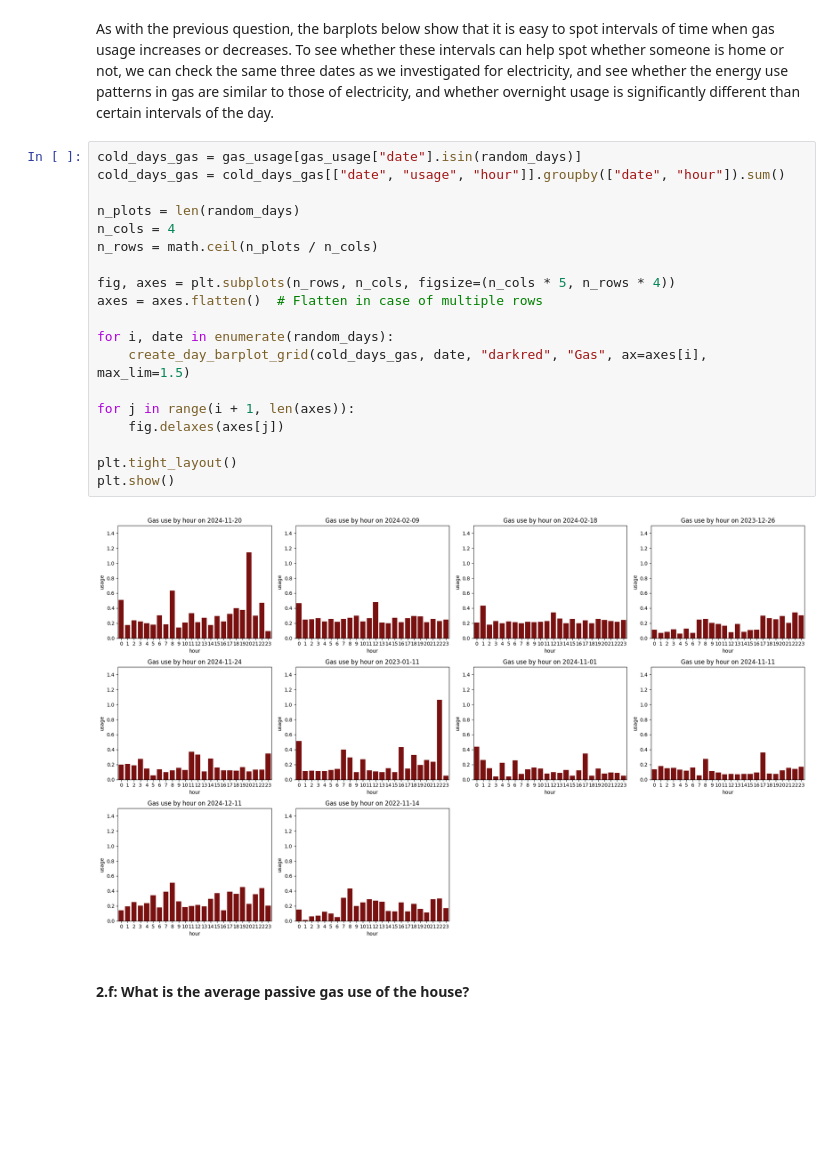
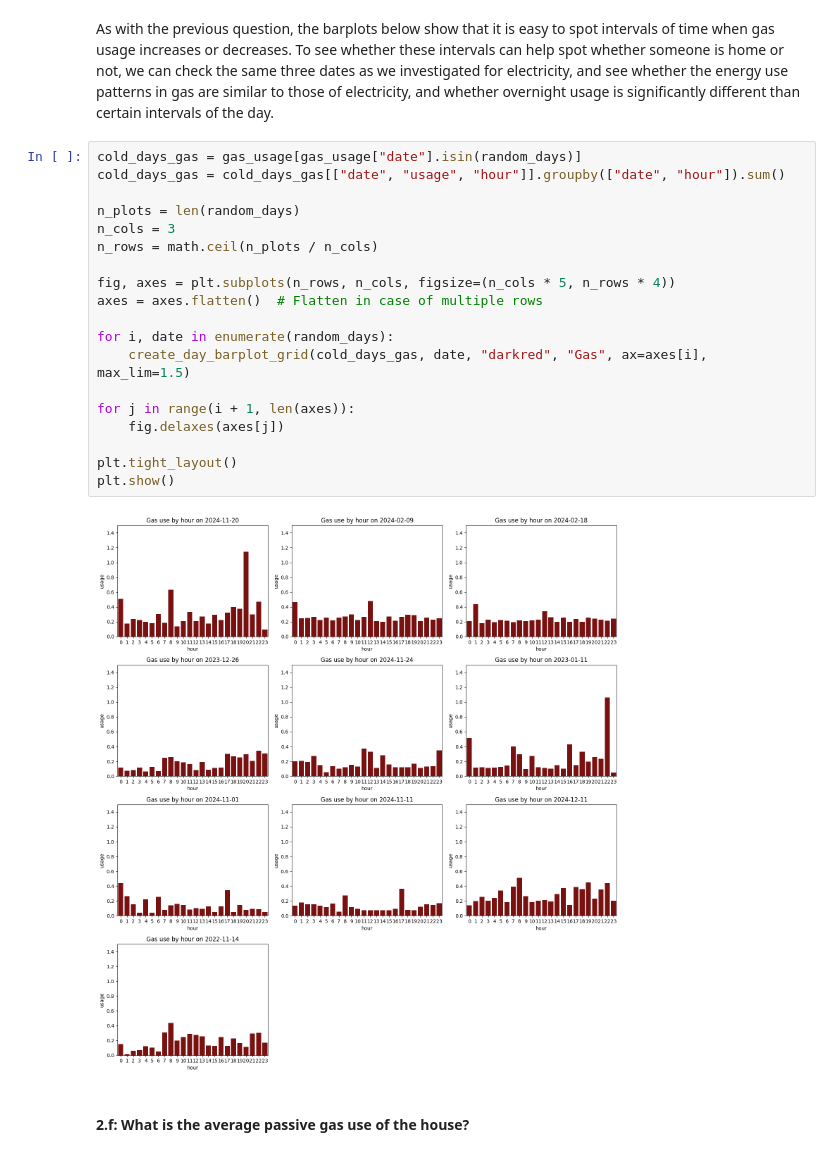
Before and after one commit to elena-petridou/GA2025_07, a Jupyter notebook: Energy_usage_Report.ipynb, the cells around one changed output. Saved outputs shown, nothing was run; the diff lists cells and outputs as text; blank space fills up the shorter version.

Commit message:
Changed number of columns in plot grid

```diff
--- a/Energy_usage_Report.ipynb
+++ b/Energy_usage_Report.ipynb
@@ -288,24 +288,24 @@ As with the previous question, the barplots below show that it is easy to spot i
 # %%
 cold_days_gas = gas_usage[gas_usage["date"].isin(random_days)]
 cold_days_gas = cold_days_gas[["date", "usage", "hour"]].groupby(["date", "hour"]).sum()
 
 n_plots = len(random_days)
-n_cols = 4
+n_cols = 3
 n_rows = math.ceil(n_plots / n_cols)
 
 fig, axes = plt.subplots(n_rows, n_cols, figsize=(n_cols * 5, n_rows * 4))
 axes = axes.flatten()  # Flatten in case of multiple rows
 
 for i, date in enumerate(random_days):
     create_day_barplot_grid(cold_days_gas, date, "darkred", "Gas", ax=axes[i], max_lim=1.5)
 
 for j in range(i + 1, len(axes)):
     fig.delaxes(axes[j])
 
 plt.tight_layout()
 plt.show()
 # %% [output]
-[figure, old version]
+[figure, new version]
 # %% [markdown]
 #### 2.f: What is the average passive gas use of the house?
 # %% [markdown]
```
